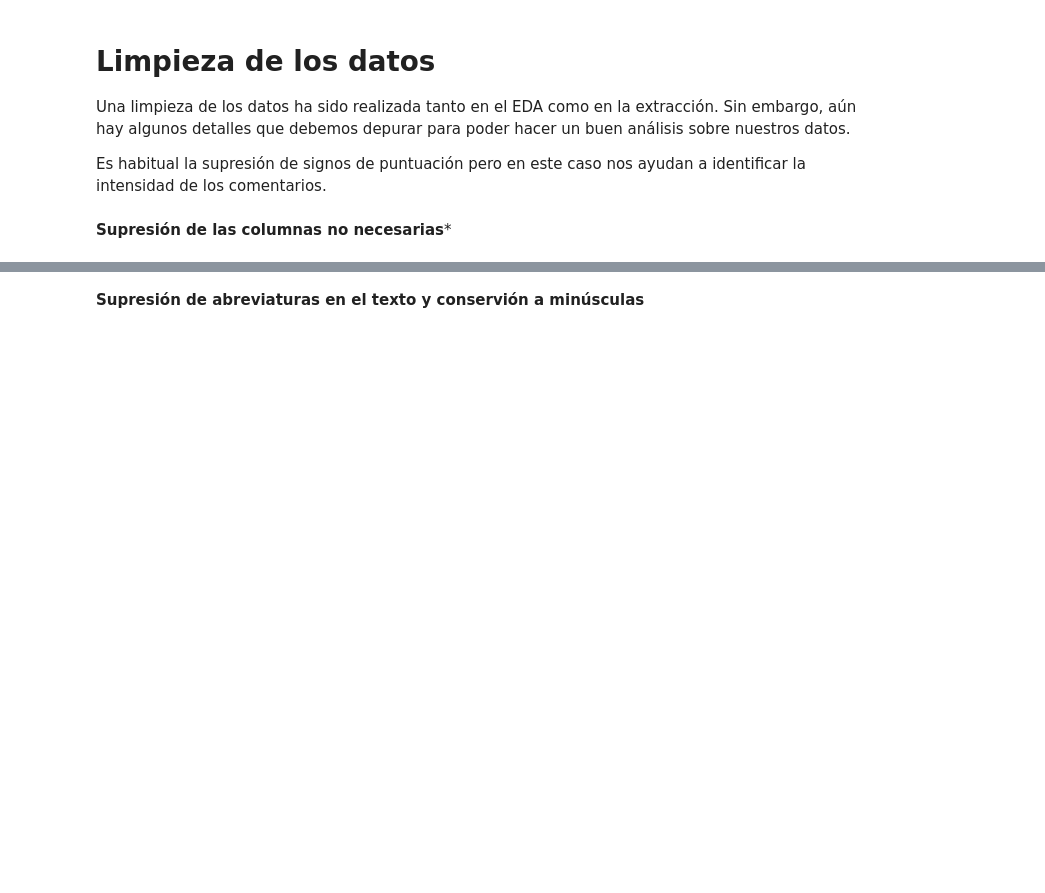
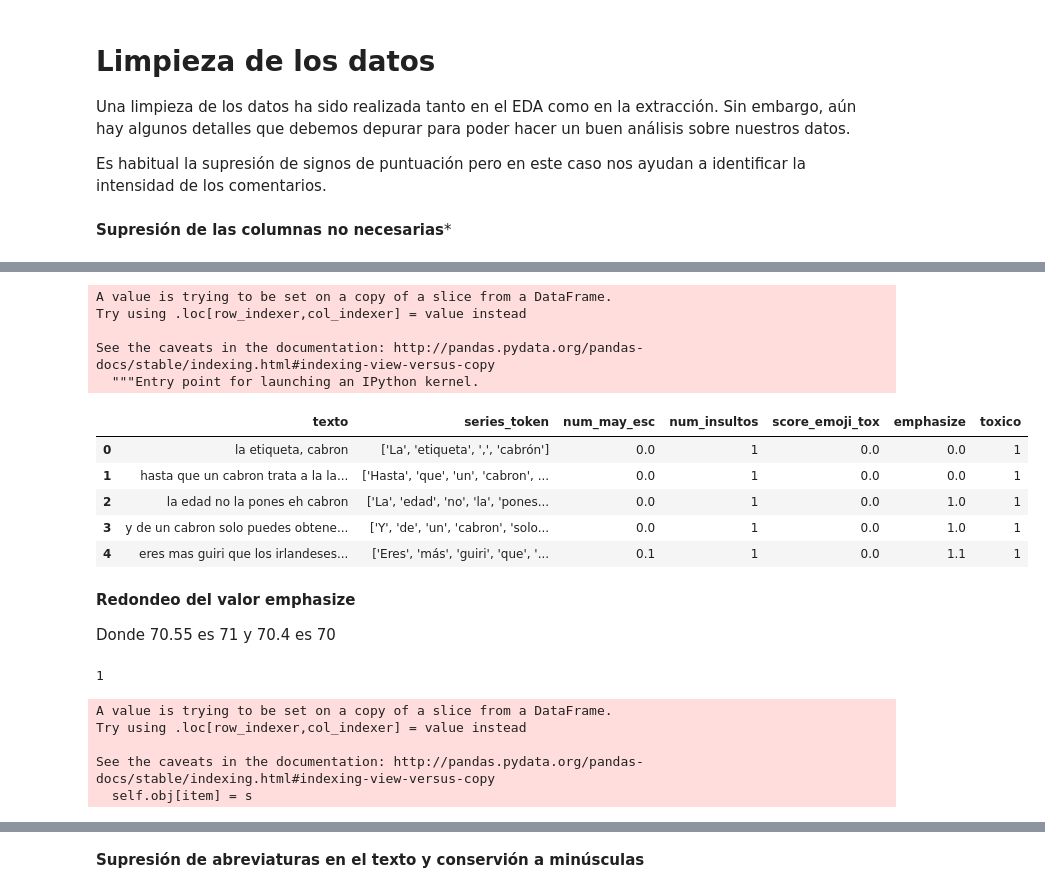
Before and after one commit to SpRdgz/TFM, a Jupyter notebook: 04_Feature_Engineering/Ingenieria_de_caracteristicas.ipynb, the cells around one changed output, grey strips where cells are left out. Drawn from its saved outputs; the diff is of its cells as text; code cells hidden in the pictures; blank space fills up the shorter version.

```diff
--- a/04_Feature_Engineering/Ingenieria_de_caracteristicas.ipynb
+++ b/04_Feature_Engineering/Ingenieria_de_caracteristicas.ipynb
@@ -50,0 +66,31 @@ df_eng.head()
+# %%
+df_eng['texto']=df_eng['texto'].apply(lambda lista: estandarizacion(lista))
+df_eng.head()
+# %% [output]
+A value is trying to be set on a copy of a slice from a DataFrame.
+Try using .loc[row_indexer,col_indexer] = value instead
+
+See the caveats in the documentation: http://pandas.pydata.org/pandas-docs/stable/indexing.html#indexing-view-versus-copy
+  """Entry point for launching an IPython kernel.
+|  | texto | series_token | num_may_esc | num_insultos | score_emoji_tox | emphasize | toxico |
+| 0 | la etiqueta, cabron | ['La', 'etiqueta', ',', 'cabrón'] | 0.0 | 1 | 0.0 | 0.0 | 1 |
+| 1 | hasta que un cabron trata a la la... | ['Hasta', 'que', 'un', 'cabron', ... | 0.0 | 1 | 0.0 | 0.0 | 1 |
+| 2 | la edad no la pones eh cabron | ['La', 'edad', 'no', 'la', 'pones... | 0.0 | 1 | 0.0 | 1.0 | 1 |
+| 3 | y de un cabron solo puedes obtene... | ['Y', 'de', 'un', 'cabron', 'solo... | 0.0 | 1 | 0.0 | 1.0 | 1 |
+| 4 | eres mas guiri que los irlandeses... | ['Eres', 'más', 'guiri', 'que', '... | 0.1 | 1 | 0.0 | 1.1 | 1 |
+# %% [markdown]
+**Redondeo del valor emphasize**
+
+Donde 70.55 es 71 y 70.4 es 70
+# %%
+round(float(1.020408))
+# %% [output]
+1
+# %%
+df_eng.loc[:,'emphasize']=df_eng.loc[:,'emphasize'].map(lambda value: round(float(value),1) )
+# %% [output]
+A value is trying to be set on a copy of a slice from a DataFrame.
+Try using .loc[row_indexer,col_indexer] = value instead
+
+See the caveats in the documentation: http://pandas.pydata.org/pandas-docs/stable/indexing.html#indexing-view-versus-copy
+  self.obj[item] = s
```
Also changed, not shown: parts of 13 cells of this notebook, 5 other files.
